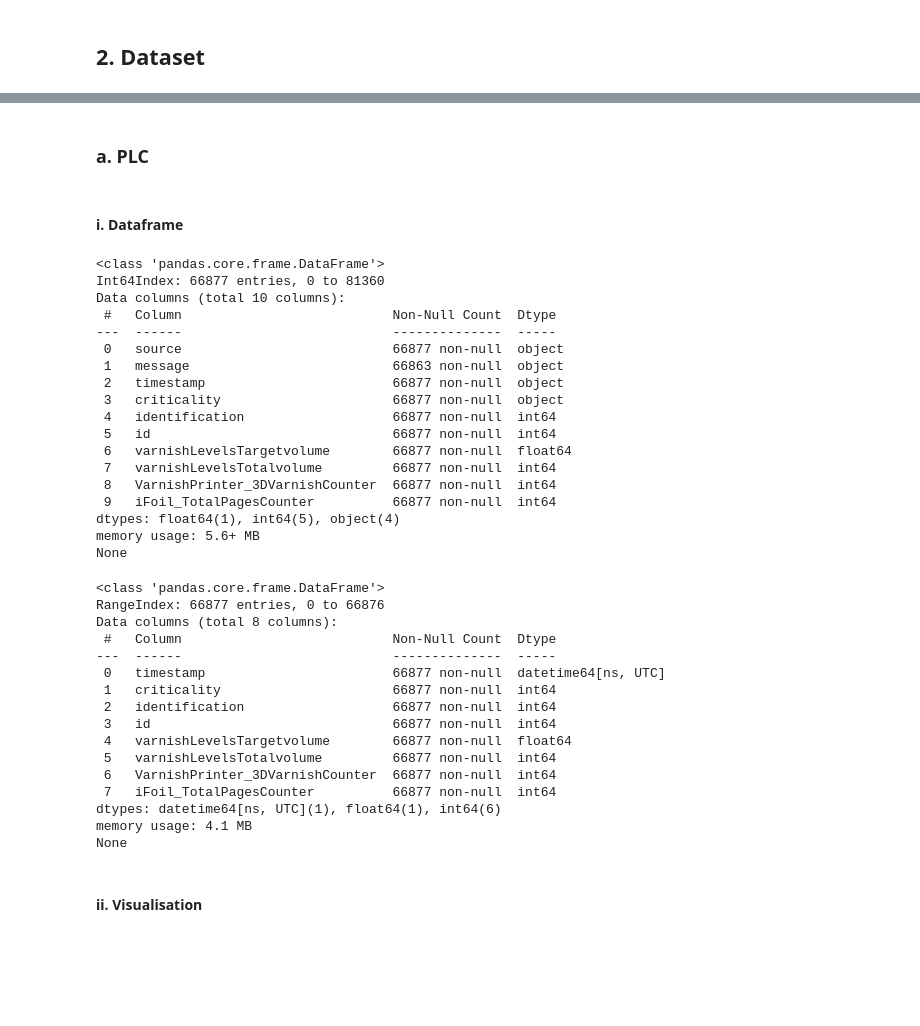
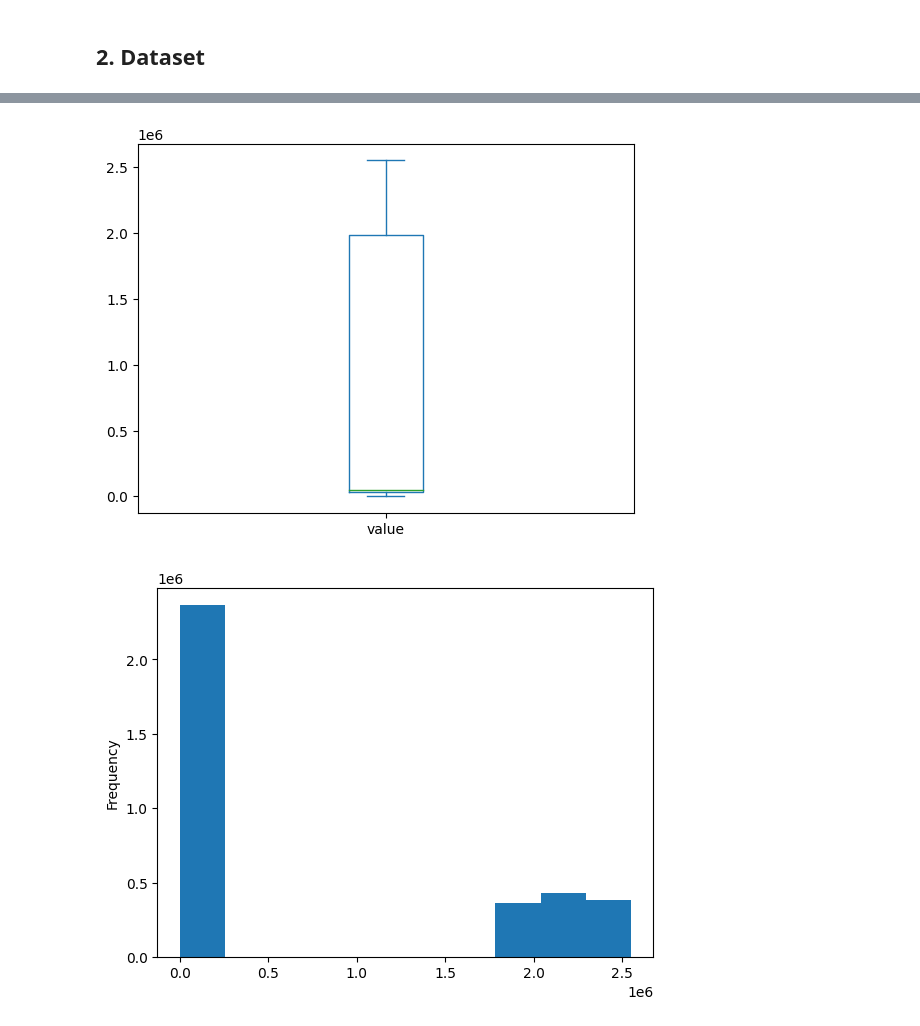
Before and after one commit to AranOribu/Prediction-Erreur-JetVarnish3DEvo, a Jupyter notebook: models/model_classification_anomaly_detection.ipynb, the cells around one changed output, grey strips where cells are left out. Saved outputs shown, nothing was run; the diff lists cells and outputs as text; code cells hidden in the pictures; blank space fills up the shorter version.

```diff
--- a/models/model_classification_anomaly_detection.ipynb
+++ b/models/model_classification_anomaly_detection.ipynb
@@ -77,57 +44,0 @@ Name: id, dtype: int64
-# %% [markdown]
-### a. PLC
-# %% [markdown]
-#### i. Dataframe
-# %%
-# création d'un dataframe de la source PLC
-plc_df = df[df.source == 'PLC']
-print(plc_df.info())
-# trie des valeurs par timestamp
-plc_df = plc_df.sort_values(by='timestamp')
-# suppression des colonnes inutiles
-plc_df = plc_df.drop(['source', 'message'], axis=1)
-# conversion des types datetim et numerique
-plc_df["timestamp"] = pd.to_datetime(plc_df["timestamp"], utc=True)
-plc_df["varnishLevelsTargetvolume"] = np.round(plc_df["varnishLevelsTargetvolume"] , decimals=2)
-# encodage de la colonne criticality
-plc_df["criticality"] = plc_df["criticality"].replace(ordinal_features_encoding(plc_df.criticality.unique()))
-# réindexation
-plc_df.reset_index(level=None, drop=True, inplace=True, col_level=0, col_fill='')
-# %% [output]
-<class 'pandas.core.frame.DataFrame'>
-Int64Index: 66877 entries, 0 to 81360
-Data columns (total 10 columns):
- #   Column                           Non-Null Count  Dtype
----  ------                           --------------  -----
- 0   source                           66877 non-null  object
- 1   message                          66863 non-null  object
- 2   timestamp                        66877 non-null  object
- 3   criticality                      66877 non-null  object
- 4   identification                   66877 non-null  int64
- 5   id                               66877 non-null  int64
- 6   varnishLevelsTargetvolume        66877 non-null  float64
- 7   varnishLevelsTotalvolume         66877 non-null  int64
- 8   VarnishPrinter_3DVarnishCounter  66877 non-null  int64
- 9   iFoil_TotalPagesCounter          66877 non-null  int64
-dtypes: float64(1), int64(5), object(4)
-memory usage: 5.6+ MB
-None
-# %%
-print(plc_df.info())
-# %% [output]
-<class 'pandas.core.frame.DataFrame'>
-RangeIndex: 66877 entries, 0 to 66876
-Data columns (total 8 columns):
- #   Column                           Non-Null Count  Dtype
----  ------                           --------------  -----
- 0   timestamp                        66877 non-null  datetime64[ns, UTC]
- 1   criticality                      66877 non-null  int64
- 2   identification                   66877 non-null  int64
- 3   id                               66877 non-null  int64
- 4   varnishLevelsTargetvolume        66877 non-null  float64
- 5   varnishLevelsTotalvolume         66877 non-null  int64
- 6   VarnishPrinter_3DVarnishCounter  66877 non-null  int64
- 7   iFoil_TotalPagesCounter          66877 non-null  int64
-dtypes: datetime64[ns, UTC](1), float64(1), int64(6)
-memory usage: 4.1 MB
-None
@@ -142,10 +45,12 @@ None
 # %%
 # Generate a Boxplot
-# df1['criticality'].plot(kind='box')
-# plt.show()
+df['value'].plot(kind='box')
+plt.show()
+# %% [output]
+[figure, added]
 # %%
-# # Generate a Histogram plot
-# plc_df['criticality'].plot(kind='hist')
-# plt.show()
+# Generate a Histogram plot
+df['value'].plot(kind='hist')
+plt.show()
+# %% [output]
+[figure, added]
-# %% [markdown]
-#### ii. Visualisation
```
Also changed, not shown: parts of 34 cells of this notebook, 7 other files.
